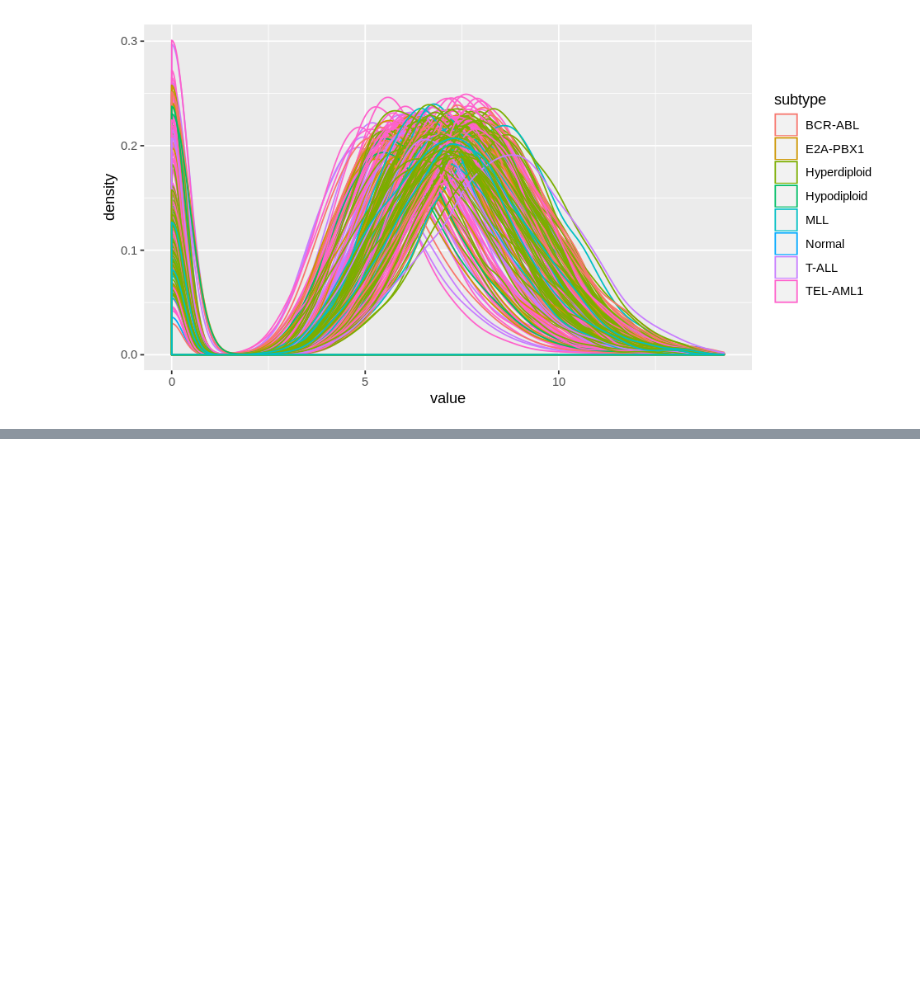
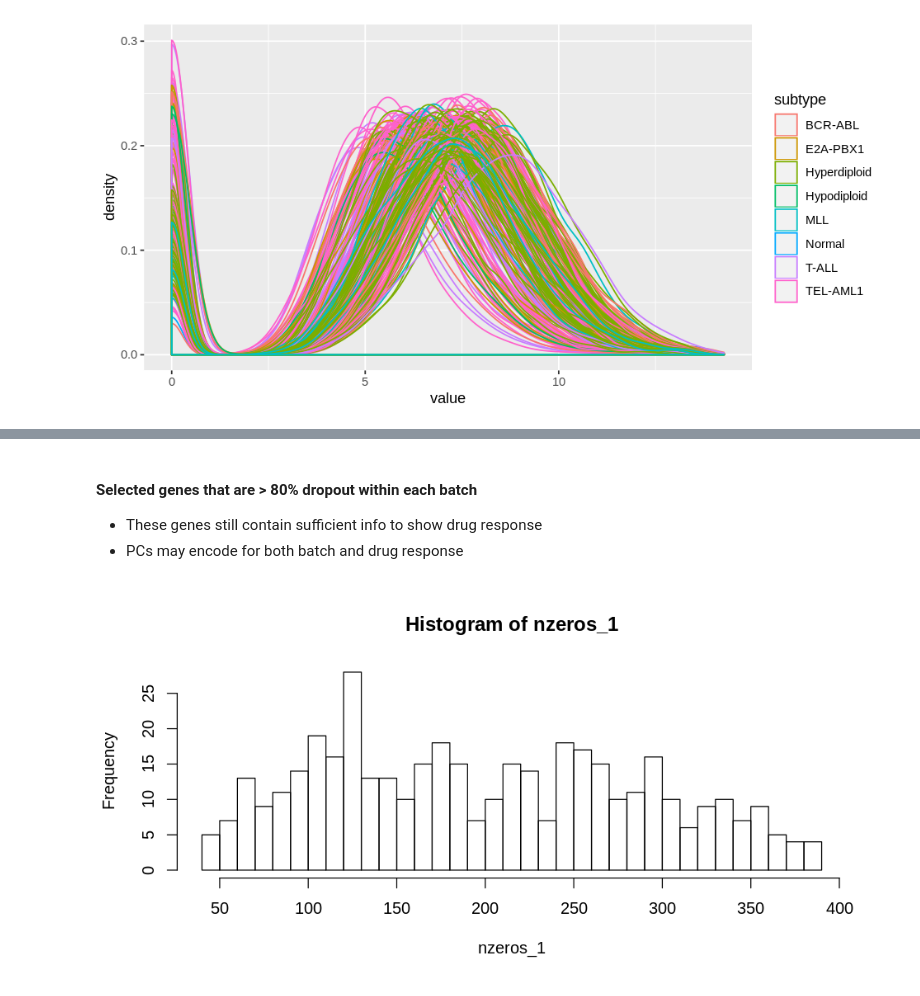
Before and after one commit to dblux/relapse_prediction, a Jupyter notebook: sandbox-noise.ipynb, the cells around one changed output, grey strips where cells are left out. Drawn from its saved outputs; the diff is of its cells as text; code cells hidden in the pictures; blank space fills up the shorter version.

```diff
--- a/sandbox-noise.ipynb
+++ b/sandbox-noise.ipynb
@@ -1783,0 +1850,4 @@ ggsave(wpath6, tms_densities[[3]], width = 10, height = 5)
+# %% [markdown]
+#### Selected genes that are > 80% dropout within each batch
+- These genes still contain sufficient info to show drug response
+- PCs may encode for both batch and drug response
@@ -1783,0 +1867,5 @@ ggsave(wpath6, tms_densities[[3]], width = 10, height = 5)
+# %%
+nzeros_1 <- rowSums(data[unique_genes,] == 0)
+hist(nzeros_1, breaks = 30)
+# %% [output]
+[figure, added]
```
Also changed, not shown: parts of 31 cells of this notebook, 2 other files.
